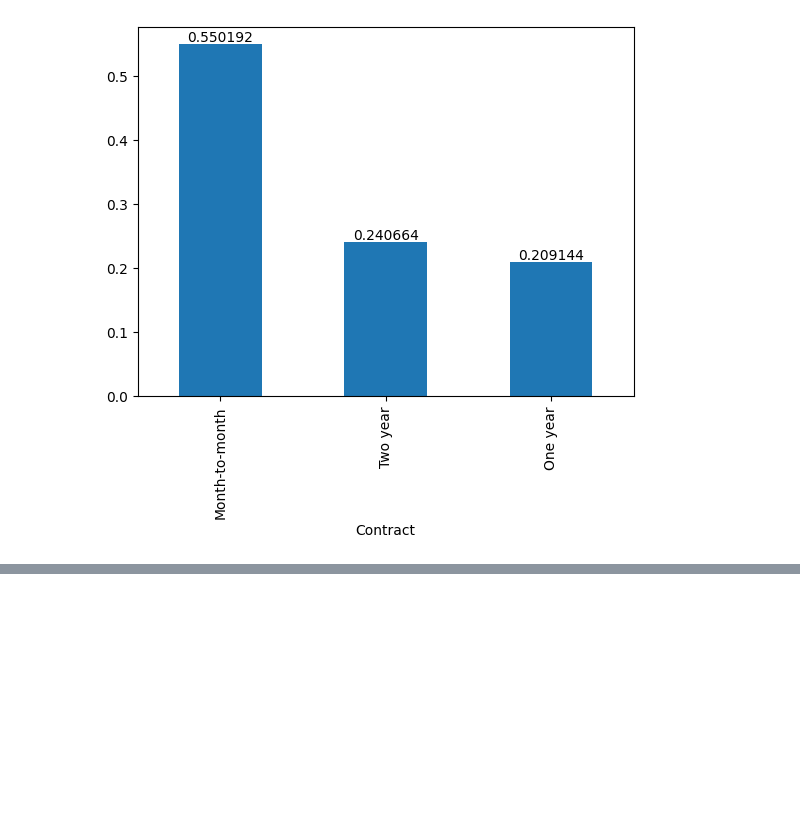
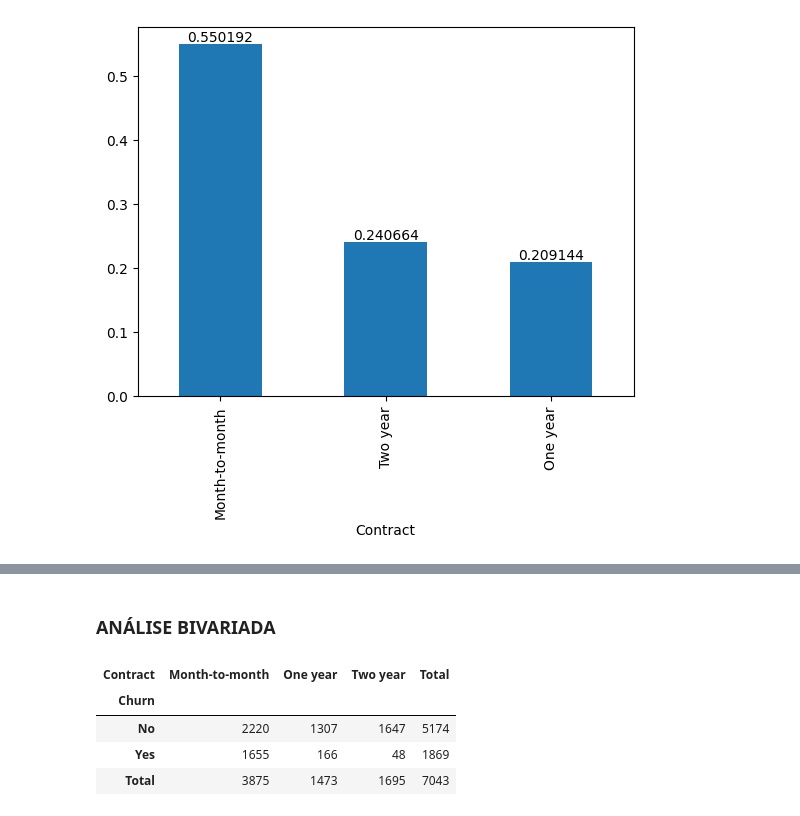
Before and after one commit to moniquemelo/machine-learning, a Jupyter notebook: aplicando-eda/datasets/03-aplicando-eda.ipynb, the cells around one changed output, grey strips where cells are left out. Saved outputs shown, nothing was run; the diff lists cells and outputs as text; code cells hidden in the pictures; blank space fills up the shorter version.

Commit message:
conclusão da análise univariada e inicio da analise bivariada

```diff
--- a/aplicando-eda/datasets/03-aplicando-eda.ipynb
+++ b/aplicando-eda/datasets/03-aplicando-eda.ipynb
@@ -609,0 +686,16 @@ df_churn['Churn'].value_counts()
+# %% [markdown]
+### ANÁLISE BIVARIADA
+# %%
+# Construir tabela de contingencia entre Tipo de Contrato e Churn
+pd.crosstab(df_churn['Churn'], df_churn['Contract'], margins=True, margins_name='Total')
+
+# Percebemos na tabela abaixo que a maioria dos clientes que possuem contrato mensal (Month-to-month) são os que mais cancelam o serviço (Churn = Yes),
+# enquanto os clientes com contrato de 1 ano (One year) e 2 anos (Two year) apresentam uma taxa de cancelamento muito menor.
+# Isso pode indicar que os clientes com contratos mais longos têm uma maior fidelidade à empresa, ou que a empresa oferece incentivos para manter os
+# clientes com contratos mais longos.
+# %% [output]
+| Contract | Month-to-month | One year | Two year | Total |
+| Churn |  |  |  |  |
+| No | 2220 | 1307 | 1647 | 5174 |
+| Yes | 1655 | 166 | 48 | 1869 |
+| Total | 3875 | 1473 | 1695 | 7043 |
```
Also changed, not shown: parts of 22 cells of this notebook.
